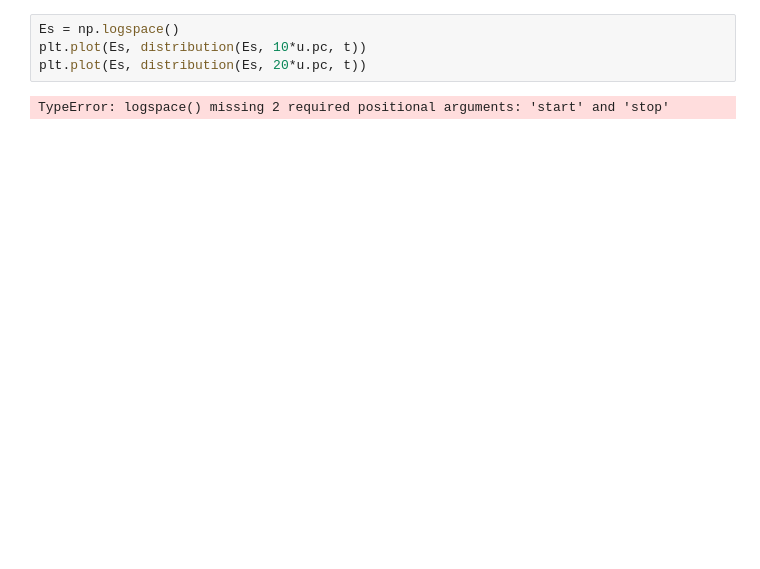
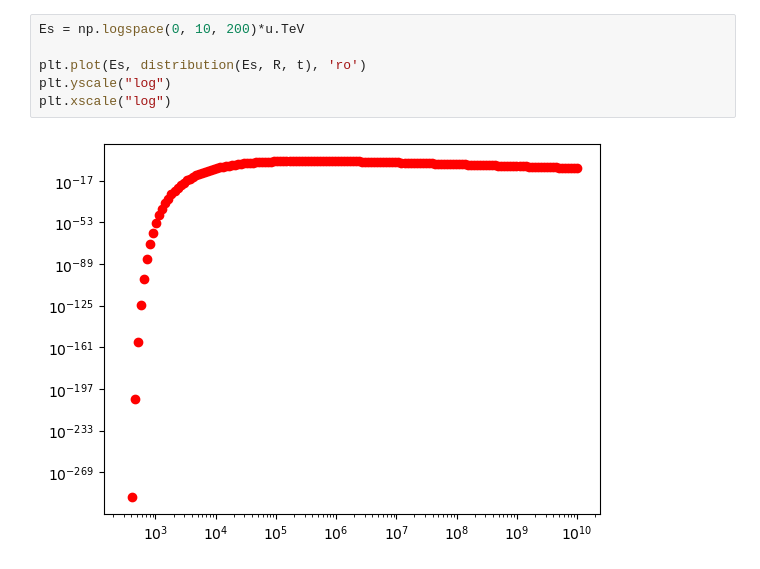
Before and after one commit to JoeBannouna/snr-prac, a Jupyter notebook: ShellInject.ipynb, the cells around one changed output. Saved outputs shown, nothing was run; the diff lists cells and outputs as text; blank space fills up the shorter version.

```diff
--- a/ShellInject.ipynb
+++ b/ShellInject.ipynb
@@ -125,6 +114,8 @@ if(var == 'E'):
 # %%
-Es = np.logspace()
-plt.plot(Es, distribution(Es, 10*u.pc, t))
-plt.plot(Es, distribution(Es, 20*u.pc, t))
+Es = np.logspace(0, 10, 200)*u.TeV
+
+plt.plot(Es, distribution(Es, R, t), 'ro')
+plt.yscale("log")
+plt.xscale("log")
 # %% [output]
-TypeError: logspace() missing 2 required positional arguments: 'start' and 'stop'
+[figure, added]
```
Also changed, not shown: parts of 3 cells of this notebook, 1 other file.
